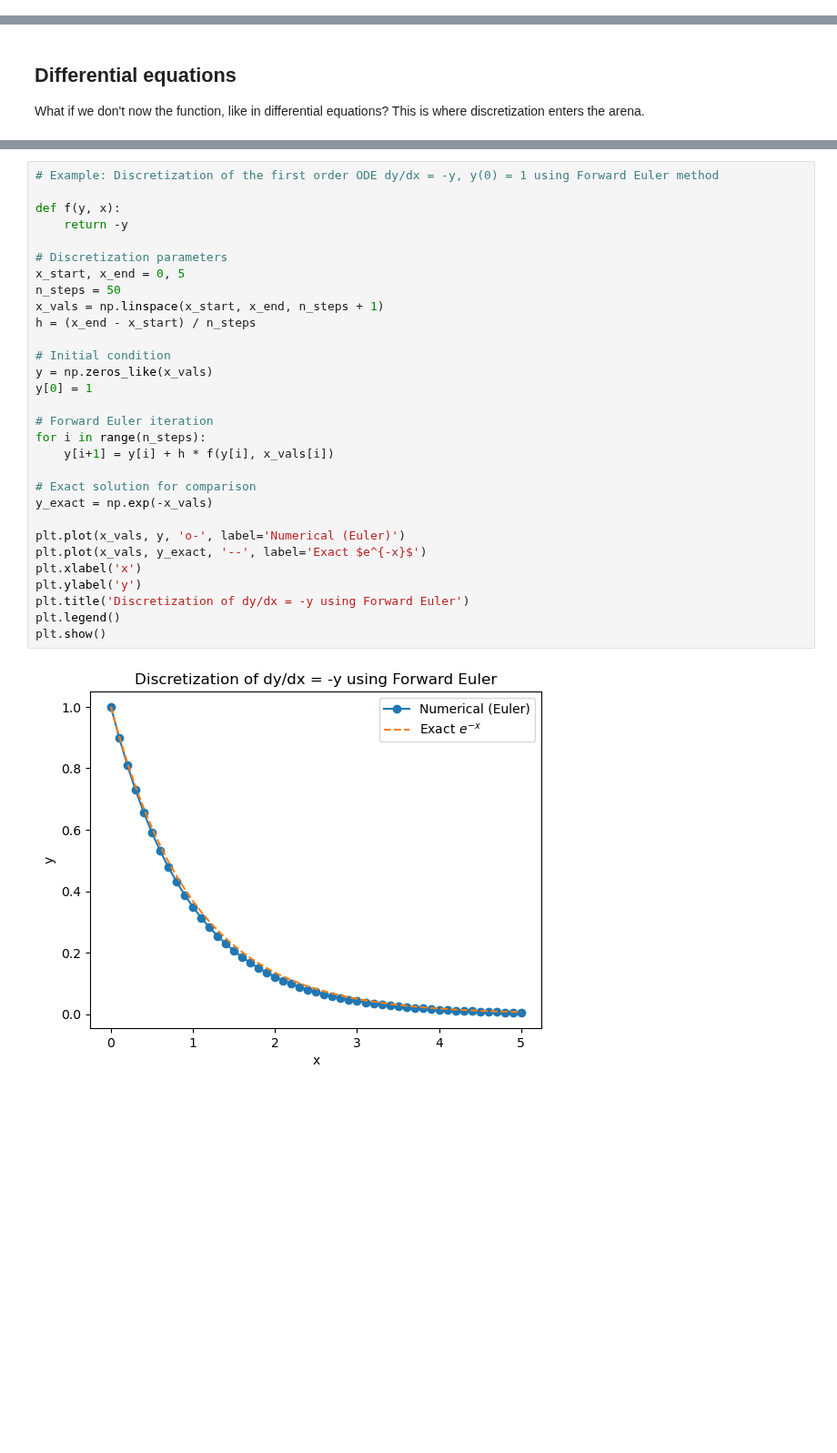
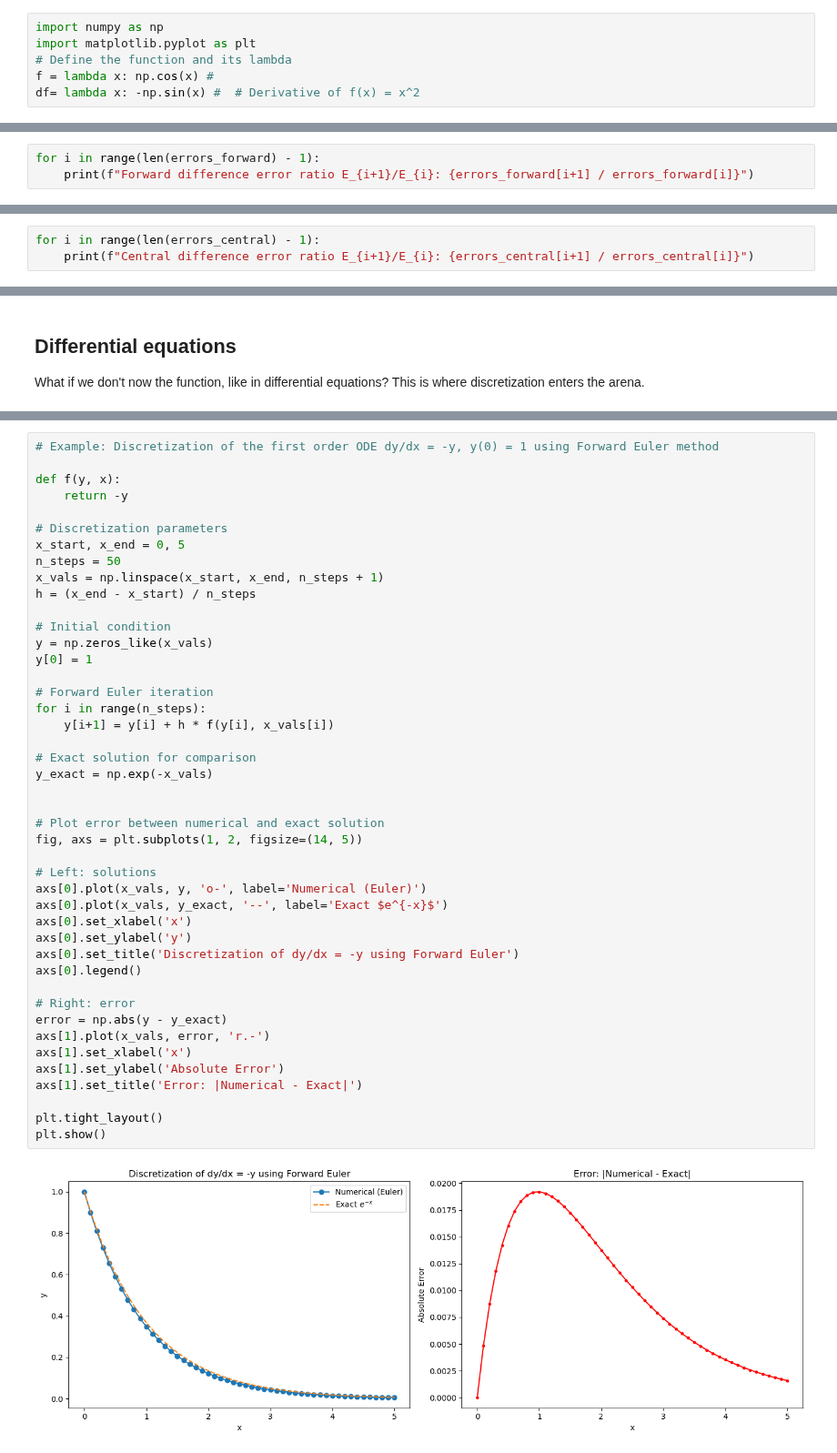
Before and after one commit to galendal/MAT160, a Jupyter notebook: derivation.ipynb, the cells around one changed output, grey strips where cells are left out. Shown at 91% size. Cells and saved outputs as stored; diff of their text form; blank space fills up the shorter version.

```diff
--- a/derivation.ipynb
+++ b/derivation.ipynb
@@ -98,0 +30,6 @@ Error in numerical derivative: [ 0.05263158  0.05263158  0.05263158  0.05263158
+# %%
+import numpy as np
+import matplotlib.pyplot as plt
+# Define the function and its lambda
+f = lambda x: np.cos(x) #
+df= lambda x: -np.sin(x) #  # Derivative of f(x) = x^2
@@ -98,0 +145,3 @@ Error in numerical derivative: [ 0.05263158  0.05263158  0.05263158  0.05263158
+# %%
+for i in range(len(errors_forward) - 1):
+    print(f"Forward difference error ratio E_{i+1}/E_{i}: {errors_forward[i+1] / errors_forward[i]}")
@@ -98,0 +166,3 @@ Error in numerical derivative: [ 0.05263158  0.05263158  0.05263158  0.05263158
+# %%
+for i in range(len(errors_central) - 1):
+    print(f"Central difference error ratio E_{i+1}/E_{i}: {errors_central[i+1] / errors_central[i]}")
@@ -320,32 +399,46 @@ The code also computes the exact solution $y(x) = e^{-x}$ for comparison and plo
 # %%
 # Example: Discretization of the first order ODE dy/dx = -y, y(0) = 1 using Forward Euler method
 
 def f(y, x):
     return -y
 
 # Discretization parameters
 x_start, x_end = 0, 5
 n_steps = 50
 x_vals = np.linspace(x_start, x_end, n_steps + 1)
 h = (x_end - x_start) / n_steps
 
 # Initial condition
 y = np.zeros_like(x_vals)
 y[0] = 1
 
 # Forward Euler iteration
 for i in range(n_steps):
     y[i+1] = y[i] + h * f(y[i], x_vals[i])
 
 # Exact solution for comparison
 y_exact = np.exp(-x_vals)
 
-plt.plot(x_vals, y, 'o-', label='Numerical (Euler)')
-plt.plot(x_vals, y_exact, '--', label='Exact $e^{-x}$')
-plt.xlabel('x')
-plt.ylabel('y')
-plt.title('Discretization of dy/dx = -y using Forward Euler')
-plt.legend()
+
+# Plot error between numerical and exact solution
+fig, axs = plt.subplots(1, 2, figsize=(14, 5))
+
+# Left: solutions
+axs[0].plot(x_vals, y, 'o-', label='Numerical (Euler)')
+axs[0].plot(x_vals, y_exact, '--', label='Exact $e^{-x}$')
+axs[0].set_xlabel('x')
+axs[0].set_ylabel('y')
+axs[0].set_title('Discretization of dy/dx = -y using Forward Euler')
+axs[0].legend()
+
+# Right: error
+error = np.abs(y - y_exact)
+axs[1].plot(x_vals, error, 'r.-')
+axs[1].set_xlabel('x')
+axs[1].set_ylabel('Absolute Error')
+axs[1].set_title('Error: |Numerical - Exact|')
+
+plt.tight_layout()
 plt.show()
 # %% [output]
-[figure, old version]
+[figure, new version]
```
Also changed, not shown: parts of 18 cells of this notebook, 1 other file.
